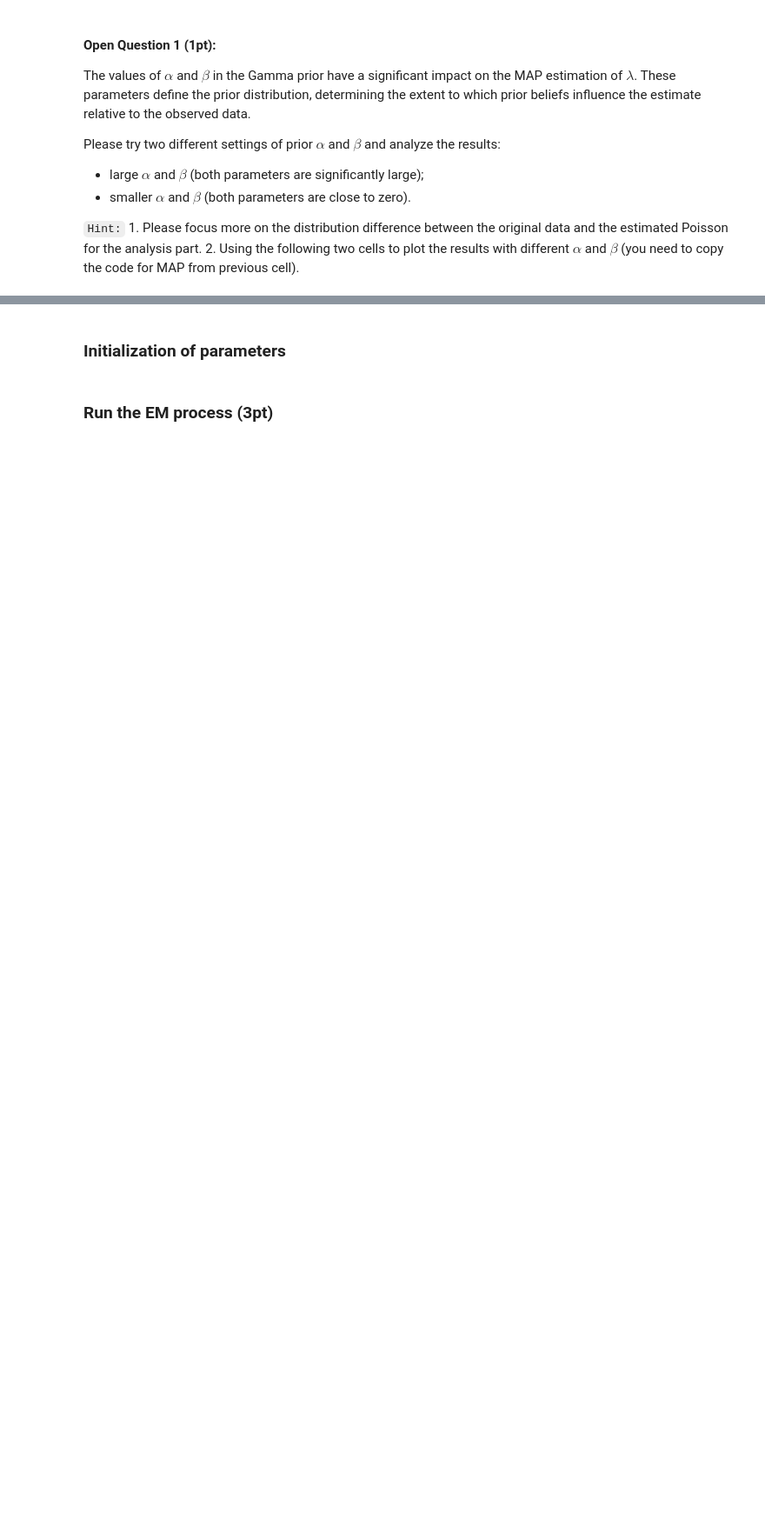
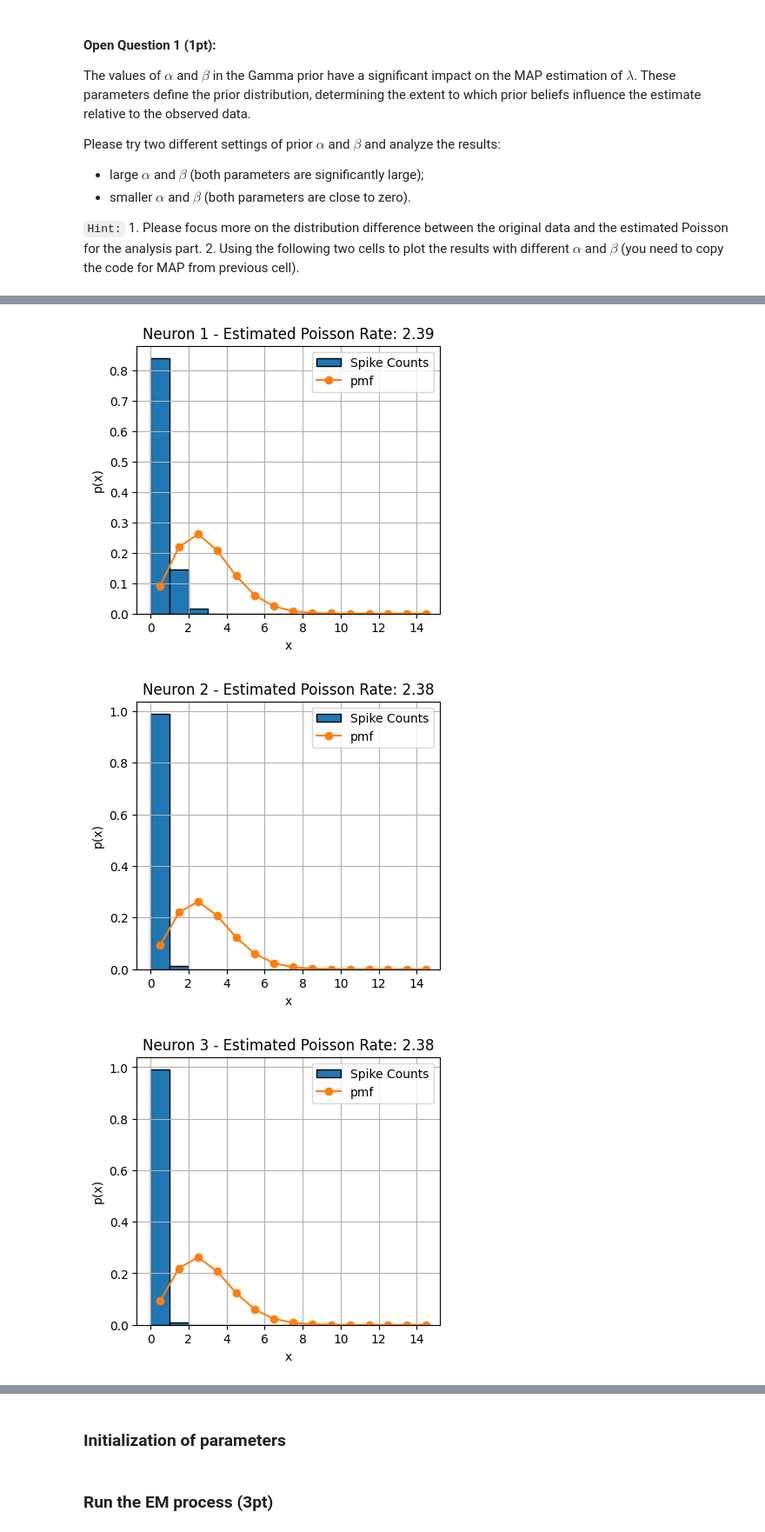
Before and after one commit to josephyu11600/ML-Neural-Data, a Jupyter notebook: lab3/lab3.ipynb, the cells around one changed output, grey strips where cells are left out. Shown at 87% size. Drawn from its saved outputs; the diff is of its cells as text; code cells hidden in the pictures; blank space fills up the shorter version.

```diff
--- a/lab3/lab3.ipynb
+++ b/lab3/lab3.ipynb
@@ -378,35 +406,36 @@ Please try two different settings of prior $\alpha$ and $\beta$ and analyze the
 # Test large  𝛼  and  𝛽  (both parameters are significantly large)
 
 estimated_rates = []
 
-alpha_prior = None
-beta_prior = None
-
 # assign both alpha and beta with very large values
-alpha_prior = 10000
+alpha_prior = 50000
 beta_prior = 20000
 
 # Iterate through each neuron and perform MAP
 for neuron_idx in range(spike_data.shape[0]):
     spike_counts = spike_data[neuron_idx].numpy()
 
     # Step1: compute the summation of the spike count
     # Step2: find the total number of observations
     # Step3: update the estimated lambada in terms of the given formula
     # YOUR CODE HERE
-    raise NotImplementedError()
+    lambda_map = (alpha_prior - 1 + spike_counts.sum())/(beta_prior + len(spike_counts))
 
     estimated_rates.append(lambda_map)
 
     # Plot the spike histogram and the fitted Poisson distribution
     plt.figure(figsize=(4.5, 4))
     bins = torch.arange(15)
     pois = Poisson(lambda_map)
     plt.hist(spike_counts, bins, density=True, edgecolor='k', label='Spike Counts')
     plt.plot(bins + .5, torch.exp(pois.log_prob(bins)), '-o', label='pmf')
     plt.xlabel("x")
     plt.ylabel("p(x)")
     plt.title(f'Neuron {neuron_idx+1} - Estimated Poisson Rate: {lambda_map:.2f}')
     plt.grid()
     plt.legend()
     plt.show()
+# %% [output]
+[figure, added]
+[figure, added]
+[figure, added]
```
Also changed, not shown: parts of 21 cells of this notebook, 2 other files.
